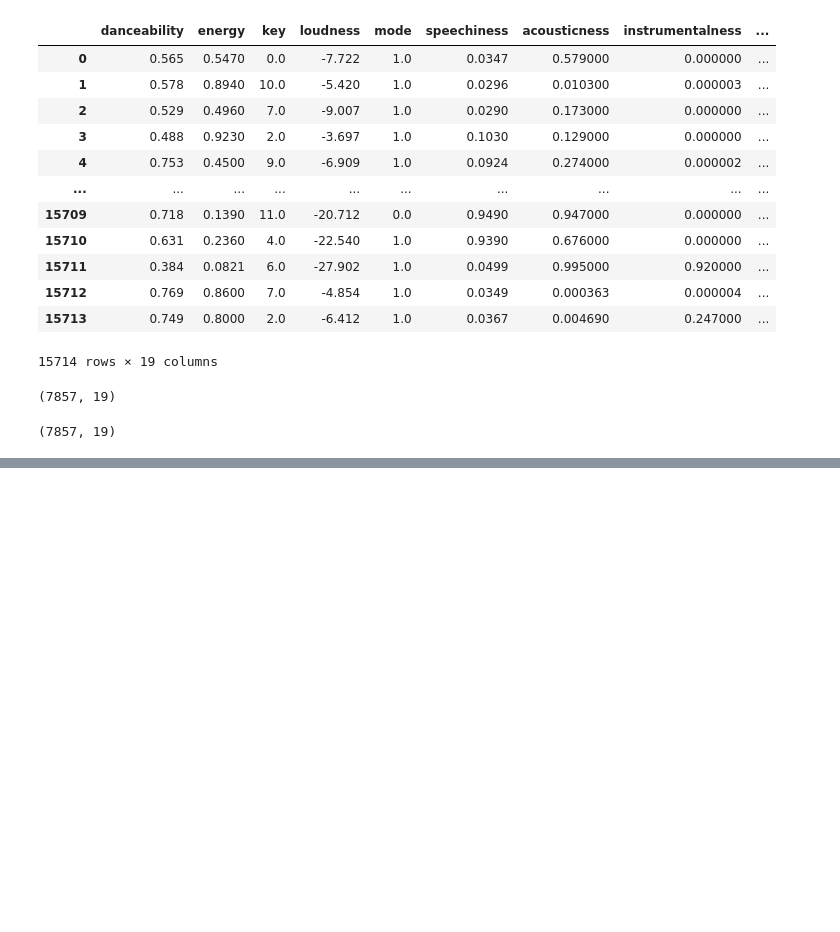
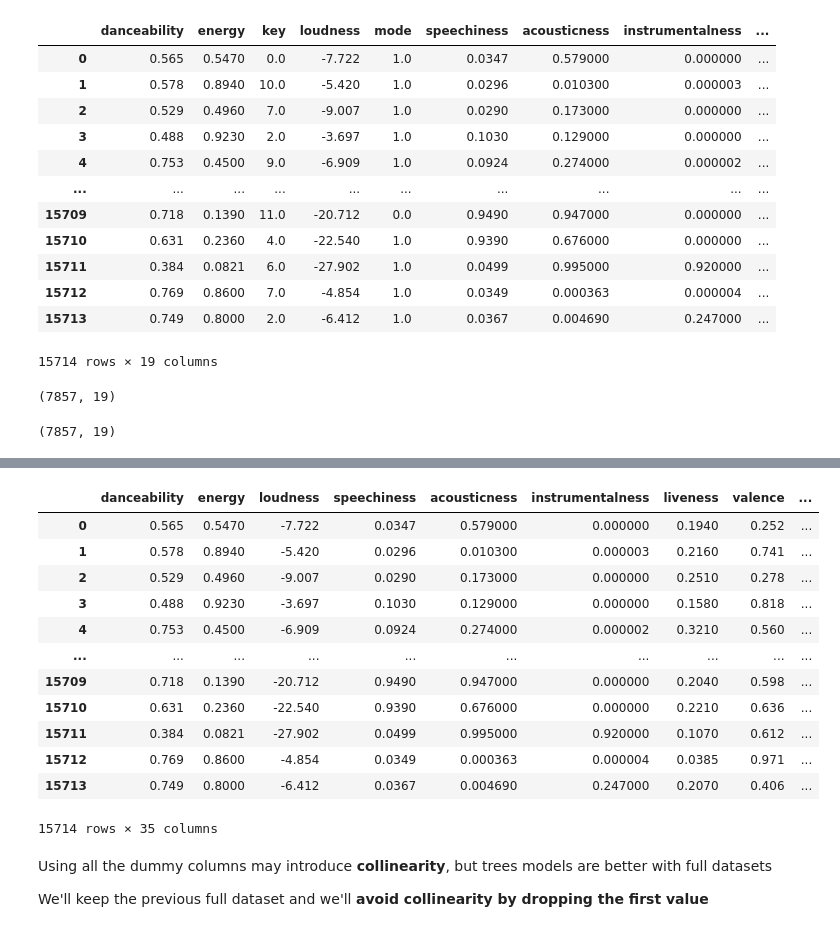
Before and after one commit to daniel-isidro/hot_n_pop_song_machine, a Jupyter notebook: data_prep/data_prep.ipynb, the cells around one changed output, grey strips where cells are left out. Drawn from its saved outputs; the diff is of its cells as text; code cells hidden in the pictures; blank space fills up the shorter version.

```diff
--- a/data_prep/data_prep.ipynb
+++ b/data_prep/data_prep.ipynb
@@ -189,0 +229,5 @@ df.to_csv('hot_plus_random.csv', encoding='utf-8', index=False)
+# %%
+# Converting non-continuous numeric columns into categorical data columns
+for col in ['key','mode', 'time_signature', 'success']:
+    df[col] = df[col].astype('category')
+print(df.dtypes)
@@ -189,0 +255,4 @@ df.to_csv('hot_plus_random.csv', encoding='utf-8', index=False)
+# %%
+# Assigning the binary values for 'key','mode', 'time_signature' columns
+df2 = pd.get_dummies(data=df,columns=['key','mode', 'time_signature'])
+print(df2)
@@ -189,0 +308,26 @@ df.to_csv('hot_plus_random.csv', encoding='utf-8', index=False)
+# %%
+# Reordering columns
+
+df3 = df2[['danceability', 'energy', 'loudness', 'speechiness', 'acousticness',
+       'instrumentalness', 'liveness', 'valence', 'tempo', 'type', 'id', 'uri',
+       'track_href', 'analysis_url', 'duration_ms', 'key_0.0',
+       'key_1.0', 'key_2.0', 'key_3.0', 'key_4.0', 'key_5.0', 'key_6.0',
+       'key_7.0', 'key_8.0', 'key_9.0', 'key_10.0', 'key_11.0', 'mode_0.0',
+       'mode_1.0', 'time_signature_0.0', 'time_signature_1.0',
+       'time_signature_3.0', 'time_signature_4.0', 'time_signature_5.0', 'success']]
+# %%
+df3
+# %% [output]
+|  | danceability | energy | loudness | speechiness | acousticness | instrumentalness | liveness | valence | ... |
+| 0 | 0.565 | 0.5470 | -7.722 | 0.0347 | 0.579000 | 0.000000 | 0.1940 | 0.252 | ... |
+| 1 | 0.578 | 0.8940 | -5.420 | 0.0296 | 0.010300 | 0.000003 | 0.2160 | 0.741 | ... |
+| 2 | 0.529 | 0.4960 | -9.007 | 0.0290 | 0.173000 | 0.000000 | 0.2510 | 0.278 | ... |
+| 3 | 0.488 | 0.9230 | -3.697 | 0.1030 | 0.129000 | 0.000000 | 0.1580 | 0.818 | ... |
+| 4 | 0.753 | 0.4500 | -6.909 | 0.0924 | 0.274000 | 0.000002 | 0.3210 | 0.560 | ... |
+| ... | ... | ... | ... | ... | ... | ... | ... | ... | ... |
+| 15709 | 0.718 | 0.1390 | -20.712 | 0.9490 | 0.947000 | 0.000000 | 0.2040 | 0.598 | ... |
+| 15710 | 0.631 | 0.2360 | -22.540 | 0.9390 | 0.676000 | 0.000000 | 0.2210 | 0.636 | ... |
+| 15711 | 0.384 | 0.0821 | -27.902 | 0.0499 | 0.995000 | 0.920000 | 0.1070 | 0.612 | ... |
+| 15712 | 0.769 | 0.8600 | -4.854 | 0.0349 | 0.000363 | 0.000004 | 0.0385 | 0.971 | ... |
+| 15713 | 0.749 | 0.8000 | -6.412 | 0.0367 | 0.004690 | 0.247000 | 0.2070 | 0.406 | ... |
+15714 rows × 35 columns
@@ -189,0 +336,4 @@ df.to_csv('hot_plus_random.csv', encoding='utf-8', index=False)
+# %% [markdown]
+Using all the dummy columns may introduce **collinearity**, but trees models are better with full datasets
+
+We'll keep the previous full dataset and we'll **avoid collinearity by dropping the first value**
```
Also changed, not shown: parts of 14 cells of this notebook, 2 other files.
